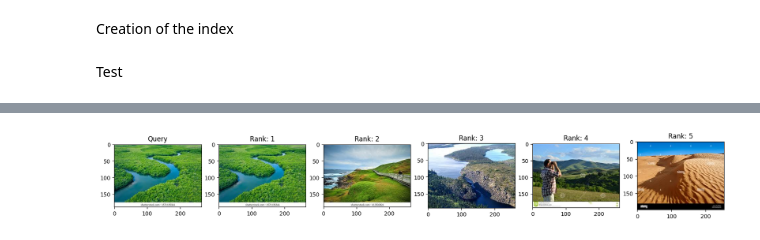
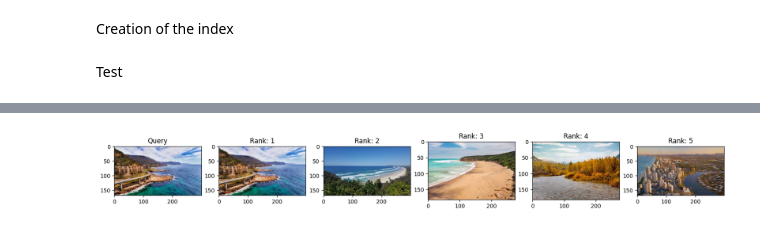
Before and after one commit to marioruiz2003/CBIR-project, a Jupyter notebook: CNN.ipynb, the cells around one changed output, grey strips where cells are left out. Drawn from its saved outputs; the diff is of its cells as text; code cells hidden in the pictures.

```diff
--- a/CNN.ipynb
+++ b/CNN.ipynb
@@ -80,7 +158,7 @@ Test
 # %%
 index = faiss.read_index("database/cnn.index")
 
-img_test = "images\Training Data\Forest\Forest-Train (10).jpeg"
+img_test = "images\Training Data\Coast\Coast-Train (1010).jpeg"
 
 img = cv2.imread(img_test)
 img = cv2.cvtColor(img, cv2.COLOR_BGR2RGB)
@@ -121 +198 @@ Indices:  [[201  92 235 488 134]]
-[figure, old version]
+[figure, new version]
```
Also changed, not shown: parts of 6 cells of this notebook, 2 other files.
